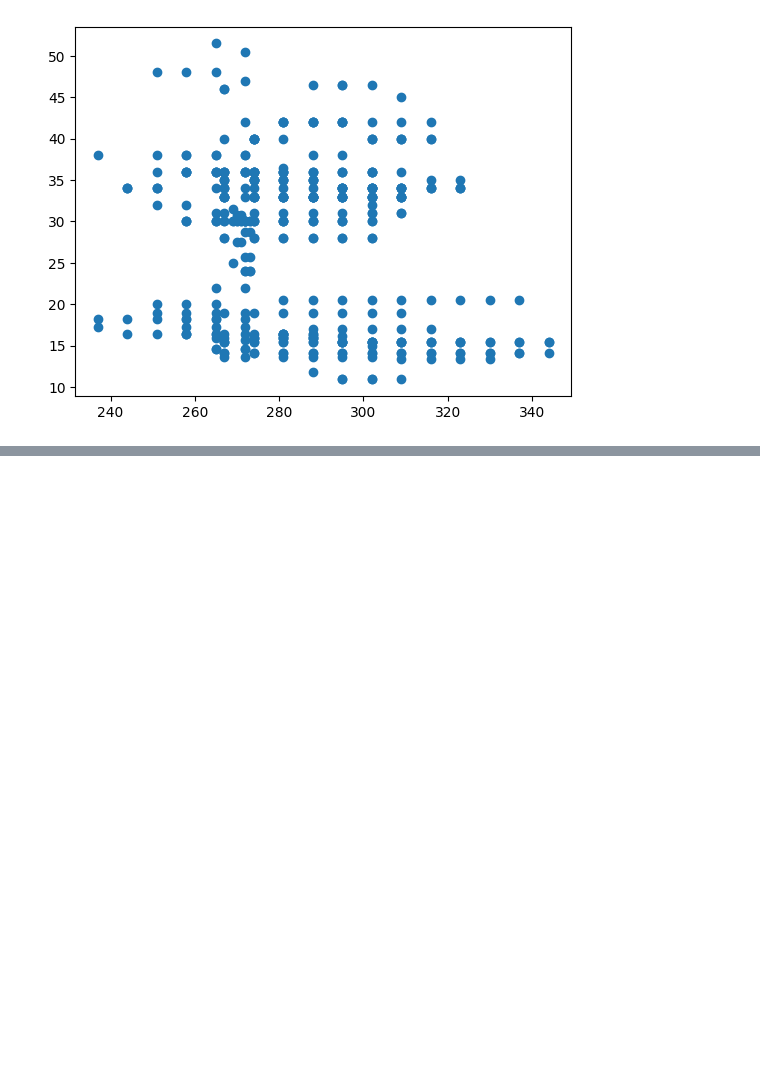
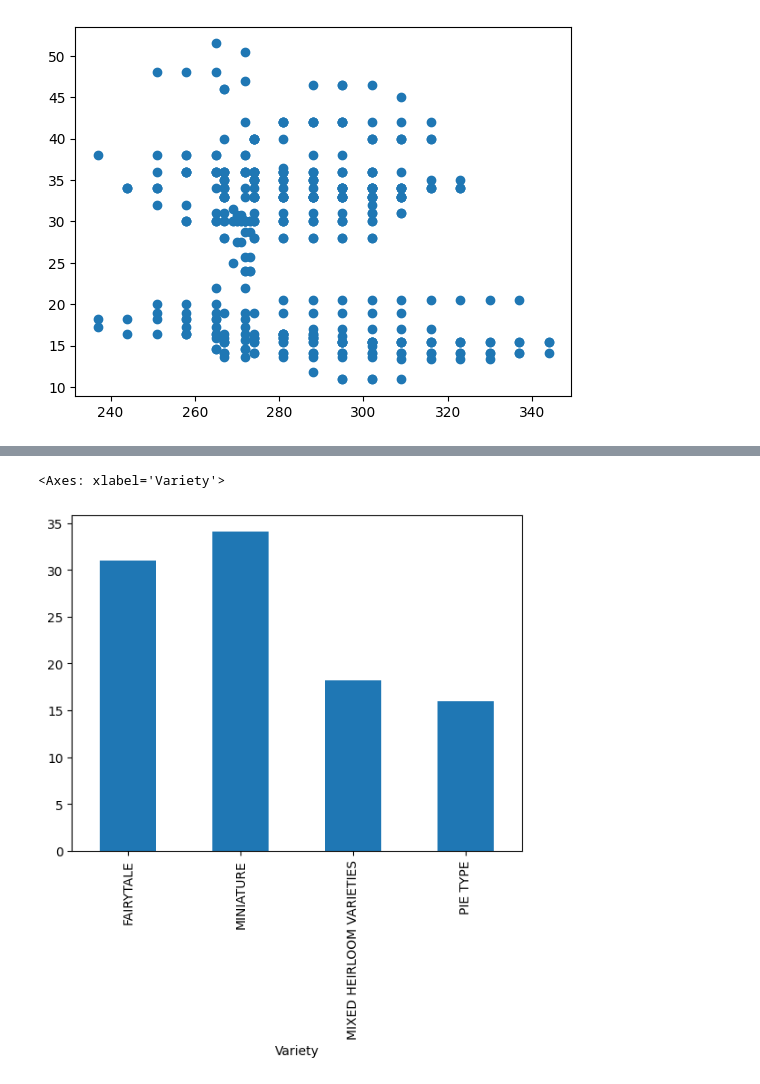
Before and after one commit to jsandtangen/Microsoft-ML-Course, a Jupyter notebook: Regression/Linear/notebook.ipynb, the cells around one changed output, grey strips where cells are left out. Drawn from its saved outputs; the diff is of its cells as text; code cells hidden in the pictures; blank space fills up the shorter version.

```diff
--- a/Regression/Linear/notebook.ipynb
+++ b/Regression/Linear/notebook.ipynb
@@ -60,0 +75,5 @@ plt.scatter('DayOfYear','Price',data=new_pumpkins)
+# %%
+new_pumpkins.groupby('Variety')['Price'].mean().plot(kind='bar')
+# %% [output]
+<Axes: xlabel='Variety'>
+[figure, added]
```
Also changed, not shown: parts of 15 cells of this notebook, 1 other file.
